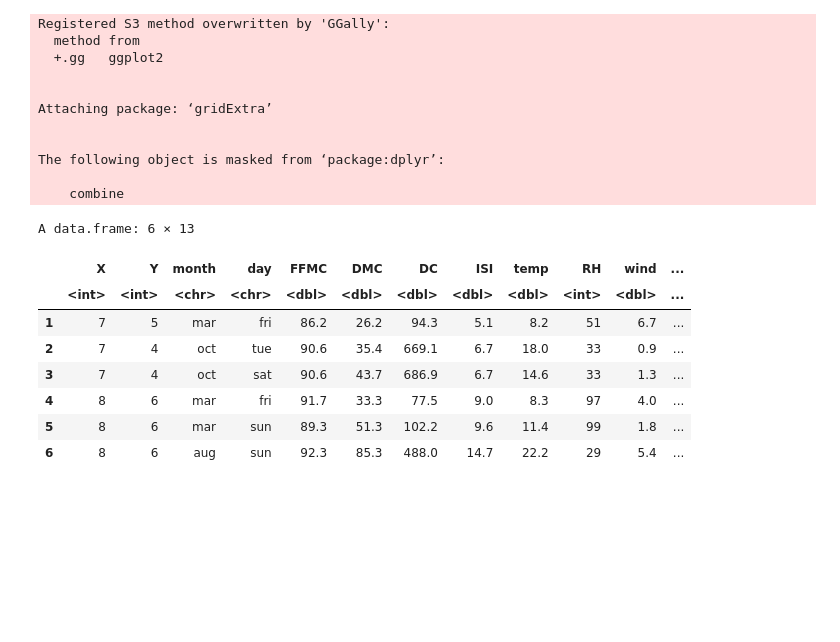
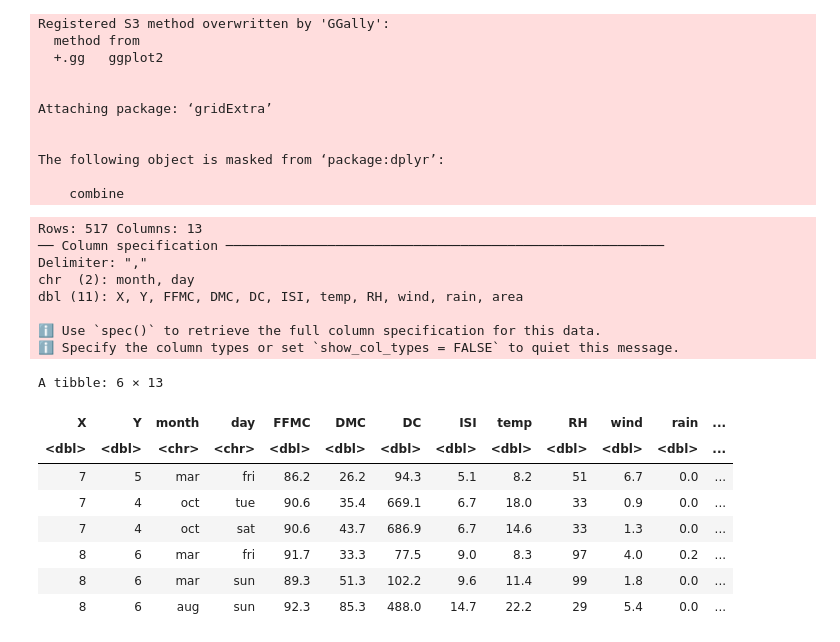
Before and after one commit to Zeeho-Lee/dsci-100-2022w2-group-36, a Jupyter notebook: Proposal.ipynb, the cells around one changed output. Cells and saved outputs as stored; diff of their text form; code cells hidden in the pictures; blank space fills up the shorter version.

```diff
--- a/Proposal.ipynb
+++ b/Proposal.ipynb
@@ -28,16 +29,25 @@ The following object is masked from ‘package:dplyr’:
 
     combine
 # %%
-forestfires_data <- read.csv("https://archive.ics.uci.edu/ml/machine-learning-databases/forest-fires/forestfires.csv")
+# Read in the forest fires data from https://archive.ics.uci.edu/ml/datasets/forest+fires
+forestfires_data <- read_csv("https://archive.ics.uci.edu/ml/machine-learning-databases/forest-fires/forestfires.csv")
 
 head(forestfires_data)
 # %% [output]
-A data.frame: 6 × 13
+Rows: 517 Columns: 13
+── Column specification ────────────────────────────────────────────────────────
+Delimiter: ","
+chr  (2): month, day
+dbl (11): X, Y, FFMC, DMC, DC, ISI, temp, RH, wind, rain, area
+
+ℹ Use `spec()` to retrieve the full column specification for this data.
+ℹ Specify the column types or set `show_col_types = FALSE` to quiet this message.
+A tibble: 6 × 13
-|  | X | Y | month | day | FFMC | DMC | DC | ISI | temp | RH | wind | ... |
-|  | <int> | <int> | <chr> | <chr> | <dbl> | <dbl> | <dbl> | <dbl> | <dbl> | <int> | <dbl> | ... |
-| 1 | 7 | 5 | mar | fri | 86.2 | 26.2 | 94.3 | 5.1 | 8.2 | 51 | 6.7 | ... |
-| 2 | 7 | 4 | oct | tue | 90.6 | 35.4 | 669.1 | 6.7 | 18.0 | 33 | 0.9 | ... |
-| 3 | 7 | 4 | oct | sat | 90.6 | 43.7 | 686.9 | 6.7 | 14.6 | 33 | 1.3 | ... |
-| 4 | 8 | 6 | mar | fri | 91.7 | 33.3 | 77.5 | 9.0 | 8.3 | 97 | 4.0 | ... |
-| 5 | 8 | 6 | mar | sun | 89.3 | 51.3 | 102.2 | 9.6 | 11.4 | 99 | 1.8 | ... |
-| 6 | 8 | 6 | aug | sun | 92.3 | 85.3 | 488.0 | 14.7 | 22.2 | 29 | 5.4 | ... |
+| X | Y | month | day | FFMC | DMC | DC | ISI | temp | RH | wind | rain | ... |
+| <dbl> | <dbl> | <chr> | <chr> | <dbl> | <dbl> | <dbl> | <dbl> | <dbl> | <dbl> | <dbl> | <dbl> | ... |
+| 7 | 5 | mar | fri | 86.2 | 26.2 | 94.3 | 5.1 | 8.2 | 51 | 6.7 | 0.0 | ... |
+| 7 | 4 | oct | tue | 90.6 | 35.4 | 669.1 | 6.7 | 18.0 | 33 | 0.9 | 0.0 | ... |
+| 7 | 4 | oct | sat | 90.6 | 43.7 | 686.9 | 6.7 | 14.6 | 33 | 1.3 | 0.0 | ... |
+| 8 | 6 | mar | fri | 91.7 | 33.3 | 77.5 | 9.0 | 8.3 | 97 | 4.0 | 0.2 | ... |
+| 8 | 6 | mar | sun | 89.3 | 51.3 | 102.2 | 9.6 | 11.4 | 99 | 1.8 | 0.0 | ... |
+| 8 | 6 | aug | sun | 92.3 | 85.3 | 488.0 | 14.7 | 22.2 | 29 | 5.4 | 0.0 | ... |
```
Also changed, not shown: parts of 12 cells of this notebook.
